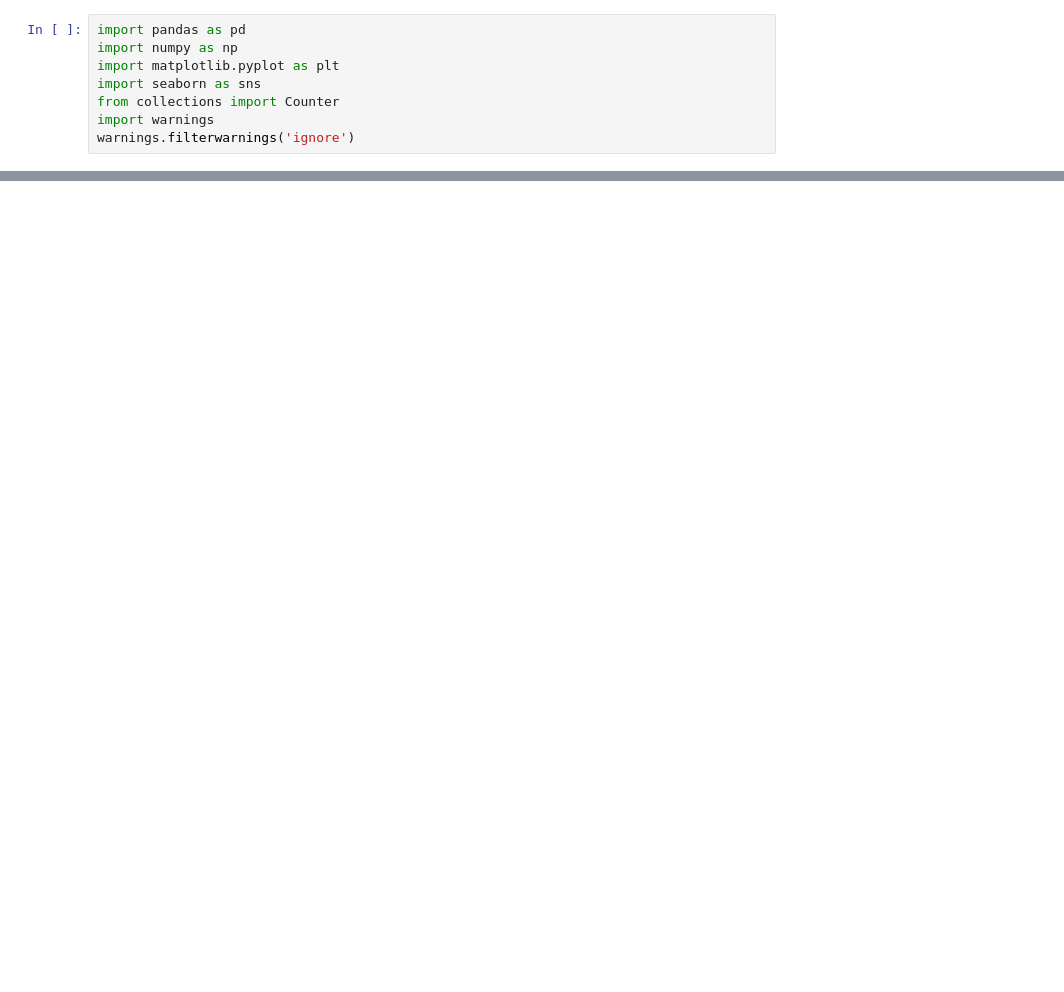
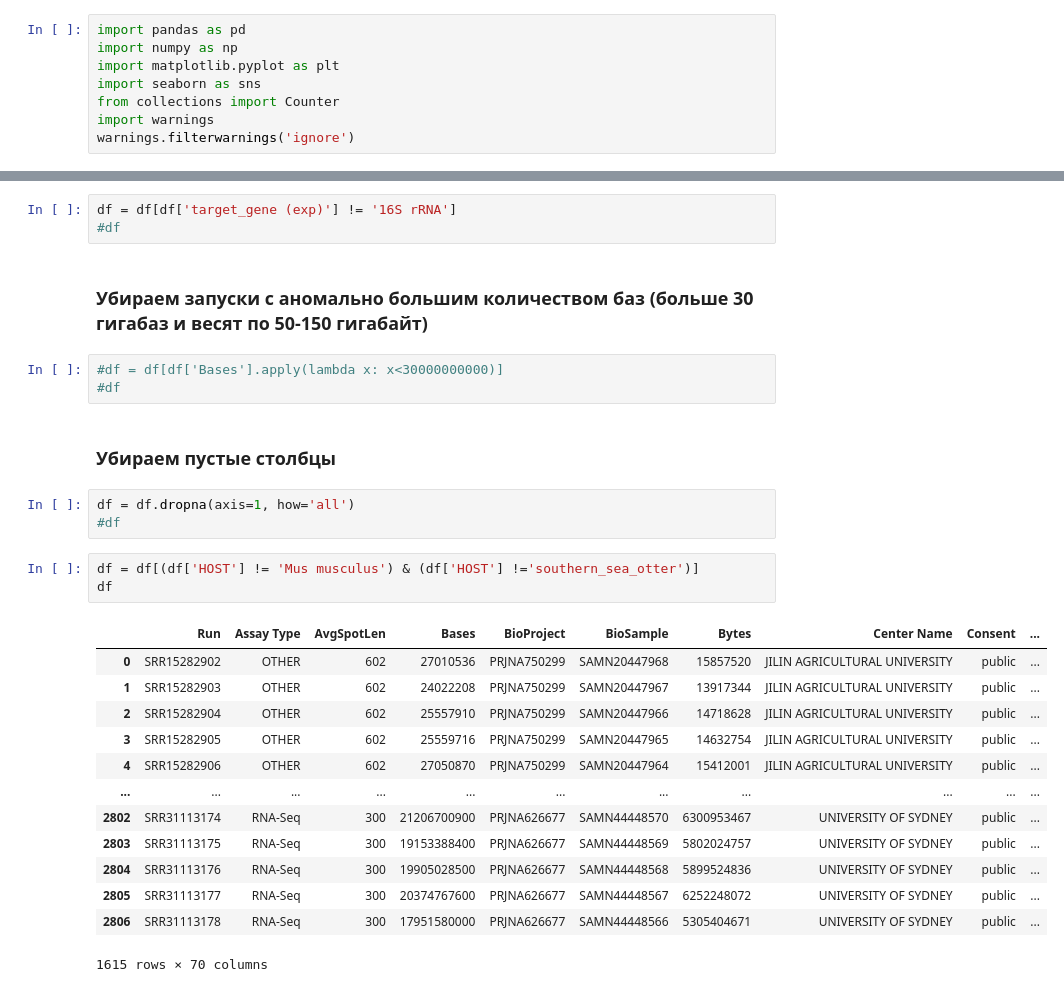
Before and after one commit to Finkonn/picorna-virome, a Jupyter notebook: analyze_data.ipynb, the cells around one changed output, grey strips where cells are left out. Drawn from its saved outputs; the diff is of its cells as text; blank space fills up the shorter version.

```diff
--- a/analyze_data.ipynb
+++ b/analyze_data.ipynb
@@ -155,0 +30,30 @@ plt.show()
+# %%
+df = df[df['target_gene (exp)'] != '16S rRNA']
+#df
+# %% [markdown]
+### Убираем запуски с аномально большим количеством баз (больше 30 гигабаз и весят по 50-150 гигабайт)
+# %%
+#df = df[df['Bases'].apply(lambda x: x<30000000000)]
+#df
+# %% [markdown]
+### Убираем пустые столбцы
+# %%
+df = df.dropna(axis=1, how='all')
+#df
+# %%
+df = df[(df['HOST'] != 'Mus musculus') & (df['HOST'] !='southern_sea_otter')]
+df
+# %% [output]
+|  | Run | Assay Type | AvgSpotLen | Bases | BioProject | BioSample | Bytes | Center Name | Consent | ... |
+| 0 | SRR15282902 | OTHER | 602 | 27010536 | PRJNA750299 | SAMN20447968 | 15857520 | JILIN AGRICULTURAL UNIVERSITY | public | ... |
+| 1 | SRR15282903 | OTHER | 602 | 24022208 | PRJNA750299 | SAMN20447967 | 13917344 | JILIN AGRICULTURAL UNIVERSITY | public | ... |
+| 2 | SRR15282904 | OTHER | 602 | 25557910 | PRJNA750299 | SAMN20447966 | 14718628 | JILIN AGRICULTURAL UNIVERSITY | public | ... |
+| 3 | SRR15282905 | OTHER | 602 | 25559716 | PRJNA750299 | SAMN20447965 | 14632754 | JILIN AGRICULTURAL UNIVERSITY | public | ... |
+| 4 | SRR15282906 | OTHER | 602 | 27050870 | PRJNA750299 | SAMN20447964 | 15412001 | JILIN AGRICULTURAL UNIVERSITY | public | ... |
+| ... | ... | ... | ... | ... | ... | ... | ... | ... | ... | ... |
+| 2802 | SRR31113174 | RNA-Seq | 300 | 21206700900 | PRJNA626677 | SAMN44448570 | 6300953467 | UNIVERSITY OF SYDNEY | public | ... |
+| 2803 | SRR31113175 | RNA-Seq | 300 | 19153388400 | PRJNA626677 | SAMN44448569 | 5802024757 | UNIVERSITY OF SYDNEY | public | ... |
+| 2804 | SRR31113176 | RNA-Seq | 300 | 19905028500 | PRJNA626677 | SAMN44448568 | 5899524836 | UNIVERSITY OF SYDNEY | public | ... |
+| 2805 | SRR31113177 | RNA-Seq | 300 | 20374767600 | PRJNA626677 | SAMN44448567 | 6252248072 | UNIVERSITY OF SYDNEY | public | ... |
+| 2806 | SRR31113178 | RNA-Seq | 300 | 17951580000 | PRJNA626677 | SAMN44448566 | 5305404671 | UNIVERSITY OF SYDNEY | public | ... |
+1615 rows × 70 columns
```
Also changed, not shown: parts of 8 cells of this notebook, 10 other files.
